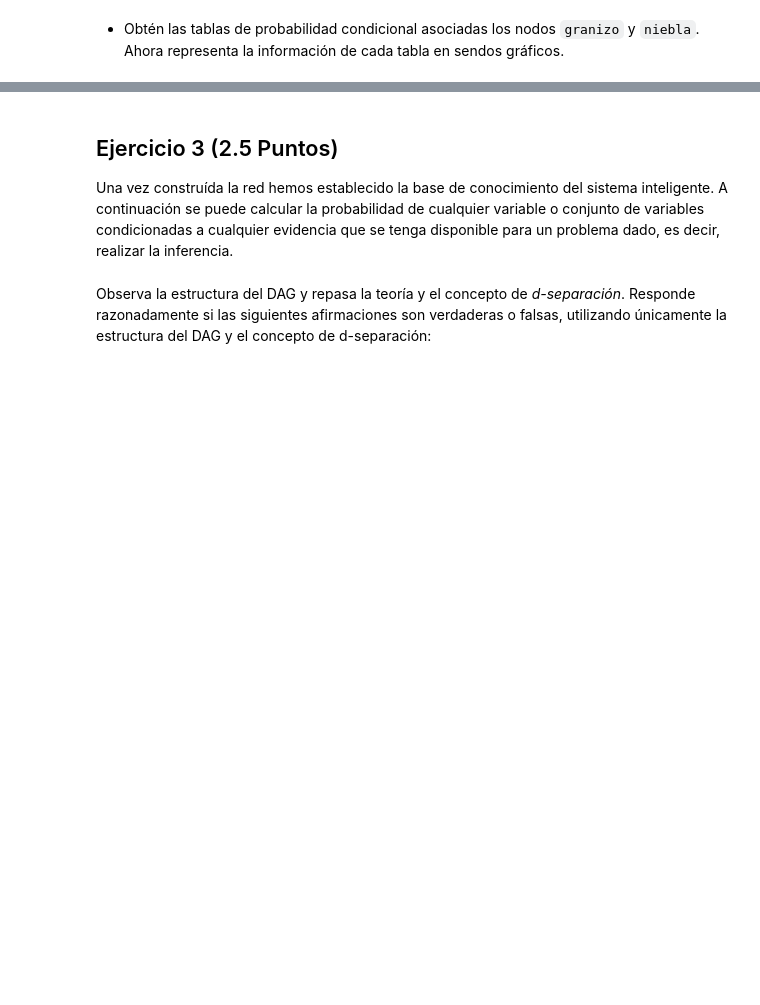
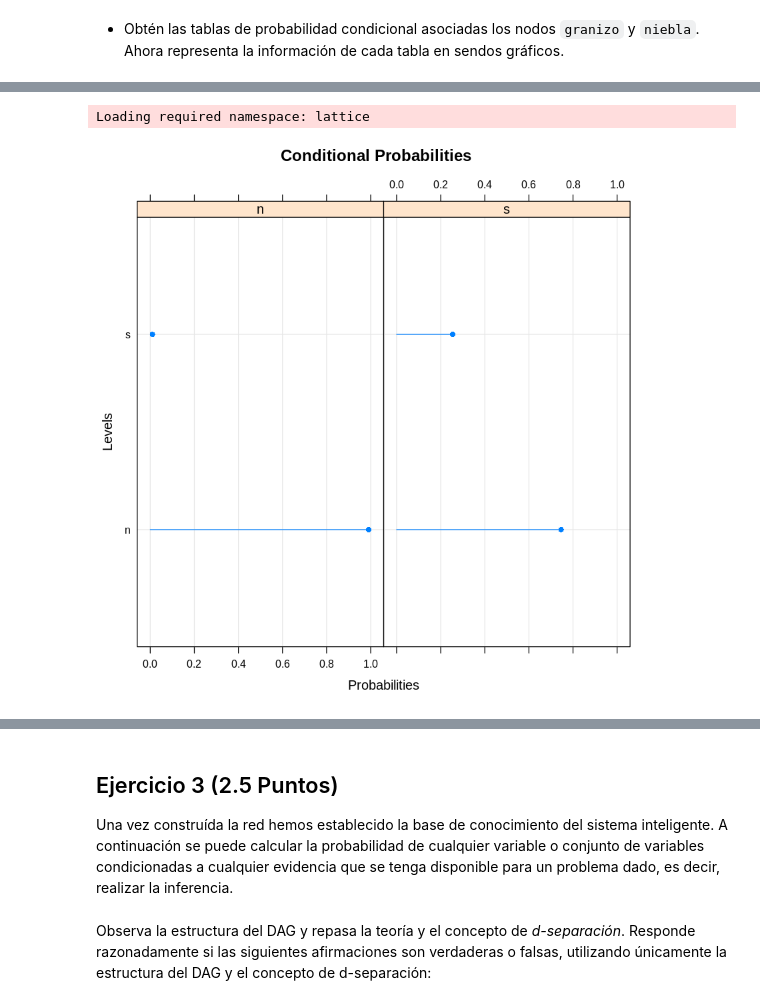
Before and after one commit to yerartdev/m1970-machine-learning-ii, a Jupyter notebook: deliverable/tarea-04/T02_RedesBayesianas.ipynb, the cells around one changed output, grey strips where cells are left out. Saved outputs shown, nothing was run; the diff lists cells and outputs as text; code cells hidden in the pictures; blank space fills up the shorter version.

Commit message:
BN Tarea 04: Ejercicio 2, aprendizaje paramétrico bayesiano, número de parámetros, CPTs y representación gráfica

```diff
--- a/deliverable/tarea-04/T02_RedesBayesianas.ipynb
+++ b/deliverable/tarea-04/T02_RedesBayesianas.ipynb
@@ -24,10 +24,10 @@ suppressMessages(library('bnlearn'))
 * A partir del grafo dado por el experto, determina la expresión que refleja la factorización de la distribución global, y escríbela como una secuencia de caracteres del tipo generado por la función `modelstring` del paquete de R `bnlearn`.
 # %%
 # https://stackoverflow.com/questions/6329962/split-code-over-multiple-lines-in-an-r-script
-meteoro_pdag <- paste('[viento][lluvia|viento][rocio|viento][tormenta|lluvia][niebla|rocio:viento]',
+meteoro_dag <- paste('[viento][lluvia|viento][rocio|viento][tormenta|lluvia][niebla|rocio:viento]',
                       '[escarcha|rocio][nieve|tormenta][granizo|tormenta][neblina|niebla][nieveSuelo|nieve]',
                       sep="")
-print(meteoro_pdag)
+print(meteoro_dag)
 # %% [output]
 [1] "[viento][lluvia|viento][rocio|viento][tormenta|lluvia][niebla|rocio:viento][escarcha|rocio][nieve|tormenta][granizo|tormenta][neblina|niebla][nieveSuelo|nieve]"
 # %% [markdown]
@@ -36,6 +36,6 @@ NOTA: Como ya se comentado anteriormente, es importante evitar tildes a la hora
 * A continuación, introduce el DAG en R utilizando la definicíon del modelo que acabas de crear
 # %%
 # http://www.bnlearn.com/documentation/man/modelstring.html
-pdag <- bnlearn::model2network(string = meteoro_pdag)
+dag <- bnlearn::model2network(string = meteoro_dag)
 # %%
 #::GMG::Alternativa según la documentación oficial de bnlearn
@@ -358,0 +386,7 @@ print(nodos)
+# %%
+#::GMG::Aprendo los parámetros (CPT distribuciones locales)
+# http://www.bnlearn.com/documentation/man/bn.fit.html
+bn_meteoro = bn.fit(x = dag,
+                    data = meteoro,
+                    method = "bayes",
+                    debug = TRUE)
@@ -366,0 +475,6 @@ print(nodos)
+# %%
+# http://www.bnlearn.com/documentation/man/bn.fit.plots.html
+bn.fit.dotplot(bn_meteoro$granizo)
+# %% [output]
+Loading required namespace: lattice
+[figure, added]
```
Also changed, not shown: parts of 33 cells of this notebook.
